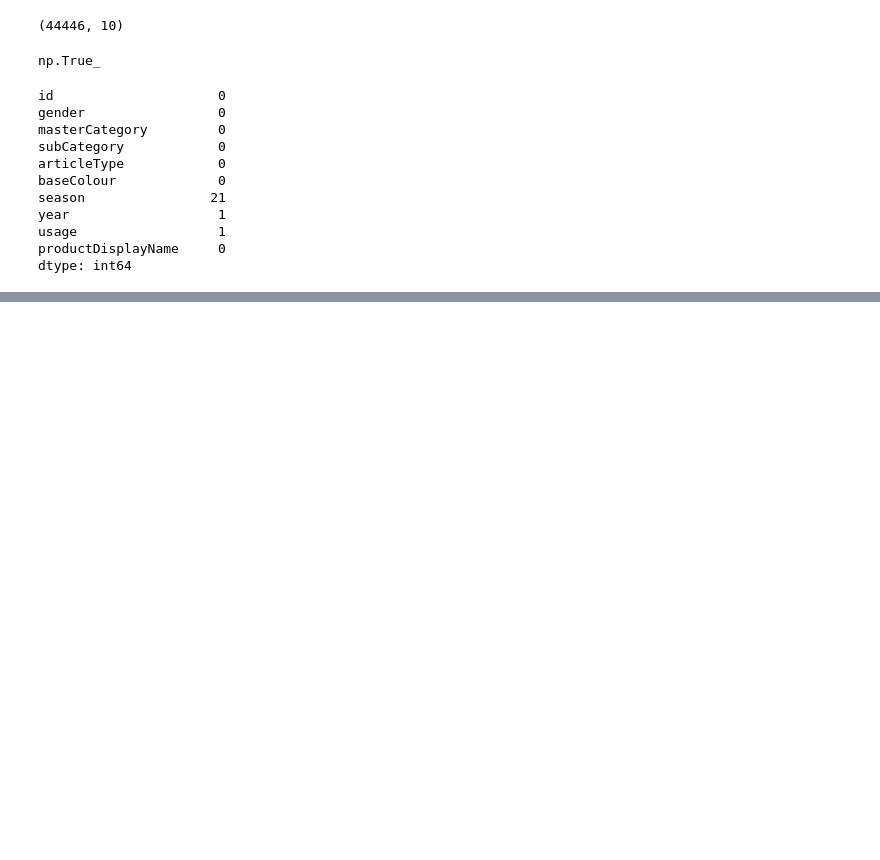
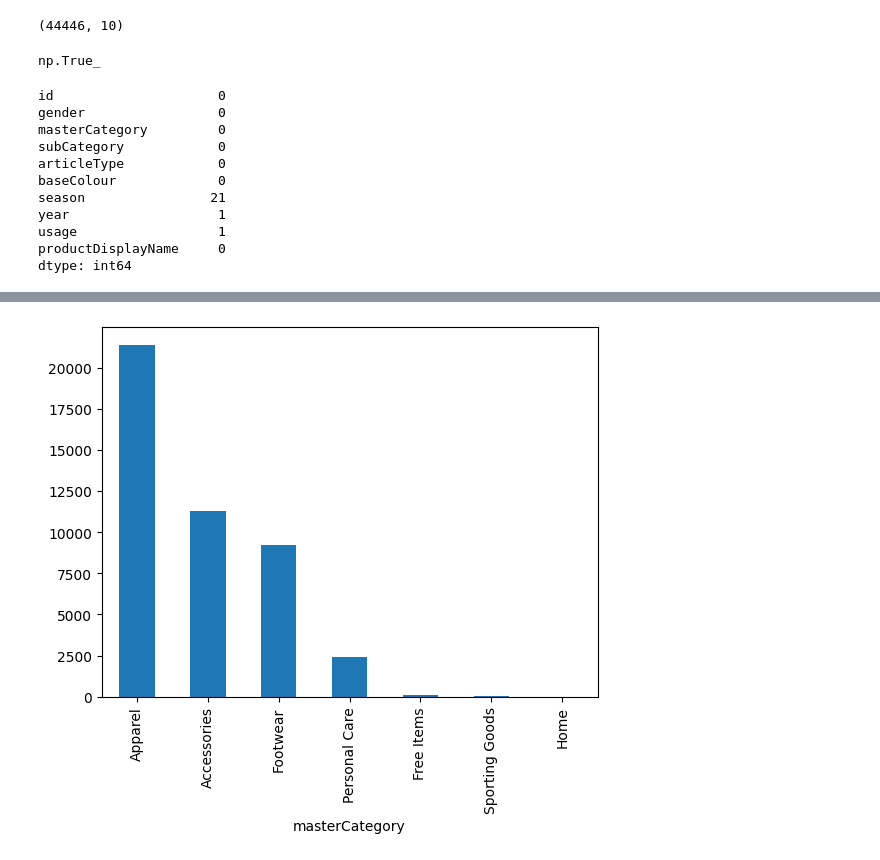
Before and after one commit to melatteshome/e-commerce-data-platform, a Jupyter notebook: notebooks/product_eda.ipynb, the cells around one changed output, grey strips where cells are left out. Saved outputs shown, nothing was run; the diff lists cells and outputs as text; code cells hidden in the pictures; blank space fills up the shorter version.

Commit message:
product data analysis

```diff
--- a/notebooks/product_eda.ipynb
+++ b/notebooks/product_eda.ipynb
@@ -67,3 +67,6 @@ year                   1
 usage                  1
 productDisplayName     0
 dtype: int64
+# %%
+# drop missing values
+df = remove_missing_values(df)
@@ -69,0 +87,6 @@ dtype: int64
+# %%
+# plot bar chart for product category
+df['masterCategory'].value_counts().plot(kind='bar')
+plt.show()
+# %% [output]
+[figure, added]
```
Also changed, not shown: parts of 6 cells of this notebook.
